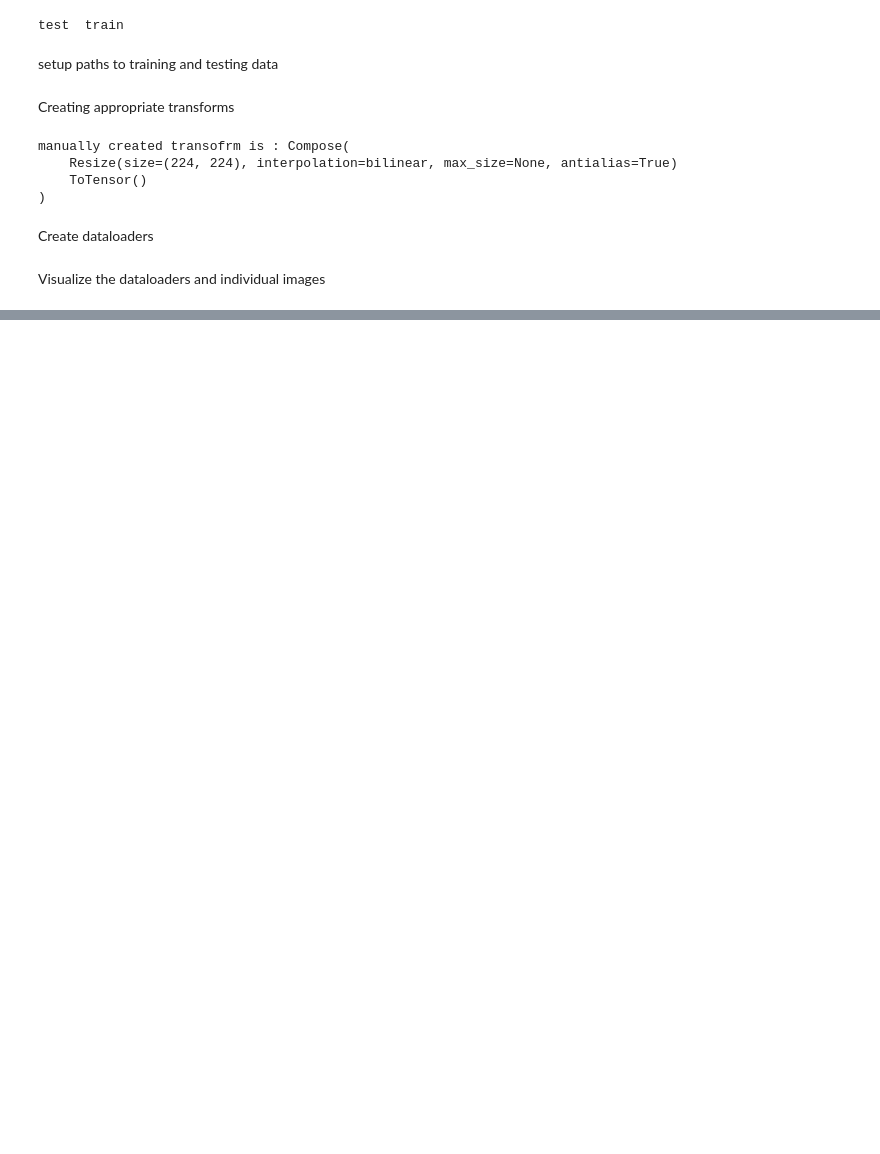
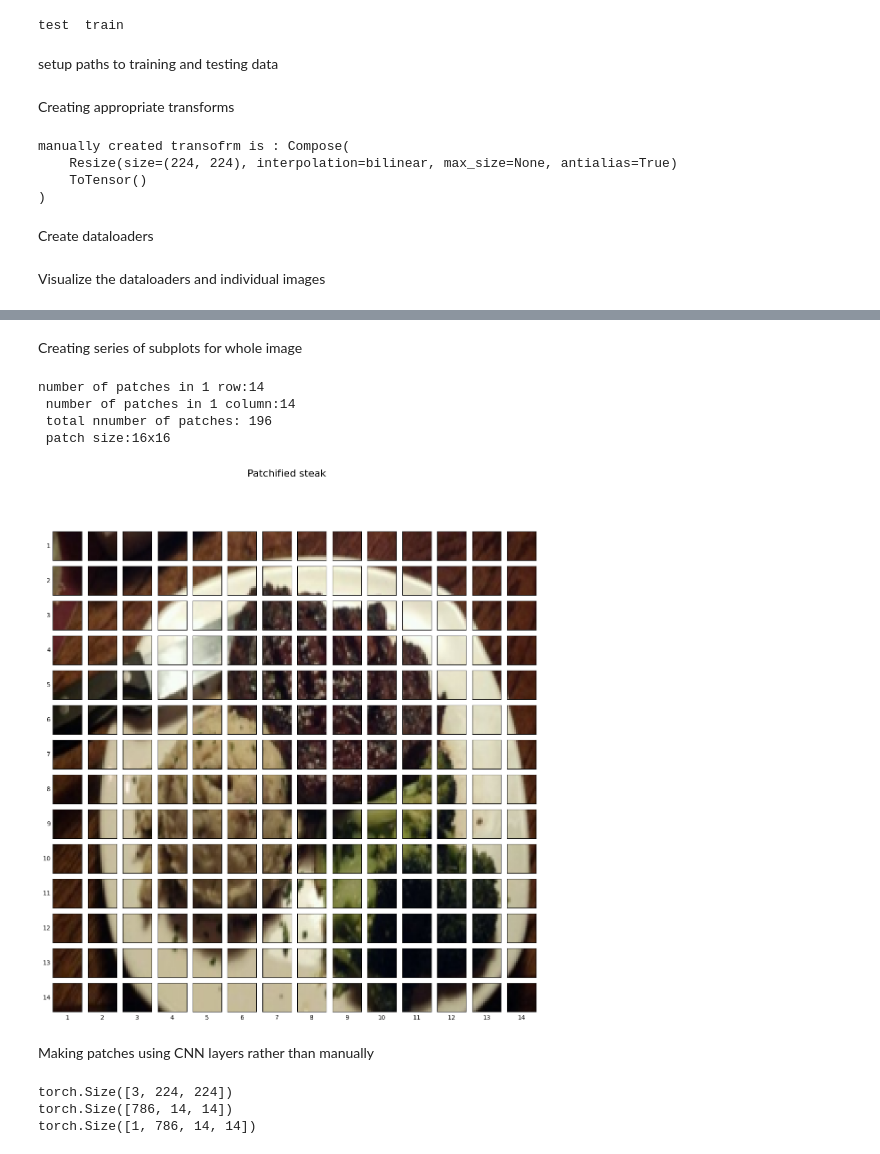
Before and after one commit to FrodoBaggins87/Neural_Networks, a Jupyter notebook: Vision_Transformer.ipynb, the cells around one changed output, grey strips where cells are left out. Cells and saved outputs as stored; diff of their text form; code cells hidden in the pictures; blank space fills up the shorter version.

```diff
--- a/Vision_Transformer.ipynb
+++ b/Vision_Transformer.ipynb
@@ -333,0 +395,40 @@ plt.axis(False)
+# %% [markdown]
+Creating series of subplots for whole image
+# %%
+image_size=224
+patch_size=16
+num_patches=int(image_size/patch_size)
+assert image_size%patch_size== 0, "image size is not divisible by patch size"
+print(f"number of patches in 1 row:{num_patches}\n number of patches in 1 column:{num_patches}\n total nnumber of patches: {num_patches**2}\n patch size:{patch_size}x{patch_size}")
+#making series of subplots
+fig,axs=plt.subplots(nrows=num_patches,
+                     ncols=num_patches,
+                     figsize=(num_patches, num_patches),# WHY IS FIGSIZE NUM_PATCHES
+                     sharex=True,
+                     sharey=True)
+
+#iterating through all patches
+for i, patch_height in enumerate(range(0, image_size, patch_size)):
+  for j,patch_width in enumerate(range(0,image_size, patch_size)):
+    axs[i,j].imshow(image_permuted[patch_height:patch_height+patch_size,#for selecting the row of patches
+                                   patch_width:patch_width+patch_size,#for selecting the column of patches
+                                   :])#for all color channels
+    axs[i,j].set_ylabel(i+1,
+                        rotation='horizontal',
+                        horizontalalignment='right',
+                        verticalalignment='center')
+    axs[i,j].set_xlabel(j+1)
+    axs[i,j].set_xticks([])
+    axs[i,j].set_yticks([])
+    axs[i,j].label_outer()
+
+fig.suptitle(f"Patchified {class_names[label]}", fontsize=16)
+plt.show()
+# %% [output]
+number of patches in 1 row:14
+ number of patches in 1 column:14
+ total nnumber of patches: 196
+ patch size:16x16
+[figure, added]
+# %% [markdown]
+Making patches using CNN layers rather than manually
@@ -333,0 +445,11 @@ plt.axis(False)
+# %%
+#passing through single image to see what happens
+print(image.shape)
+image_through_CNN=conv2d(image)
+print(image_through_CNN.shape)
+image_with_batchsize_through_CNN=conv2d(image.unsqueeze(0))
+print(image_with_batchsize_through_CNN.shape)
+# %% [output]
+torch.Size([3, 224, 224])
+torch.Size([786, 14, 14])
+torch.Size([1, 786, 14, 14])
```
Also changed, not shown: parts of 18 cells of this notebook.
